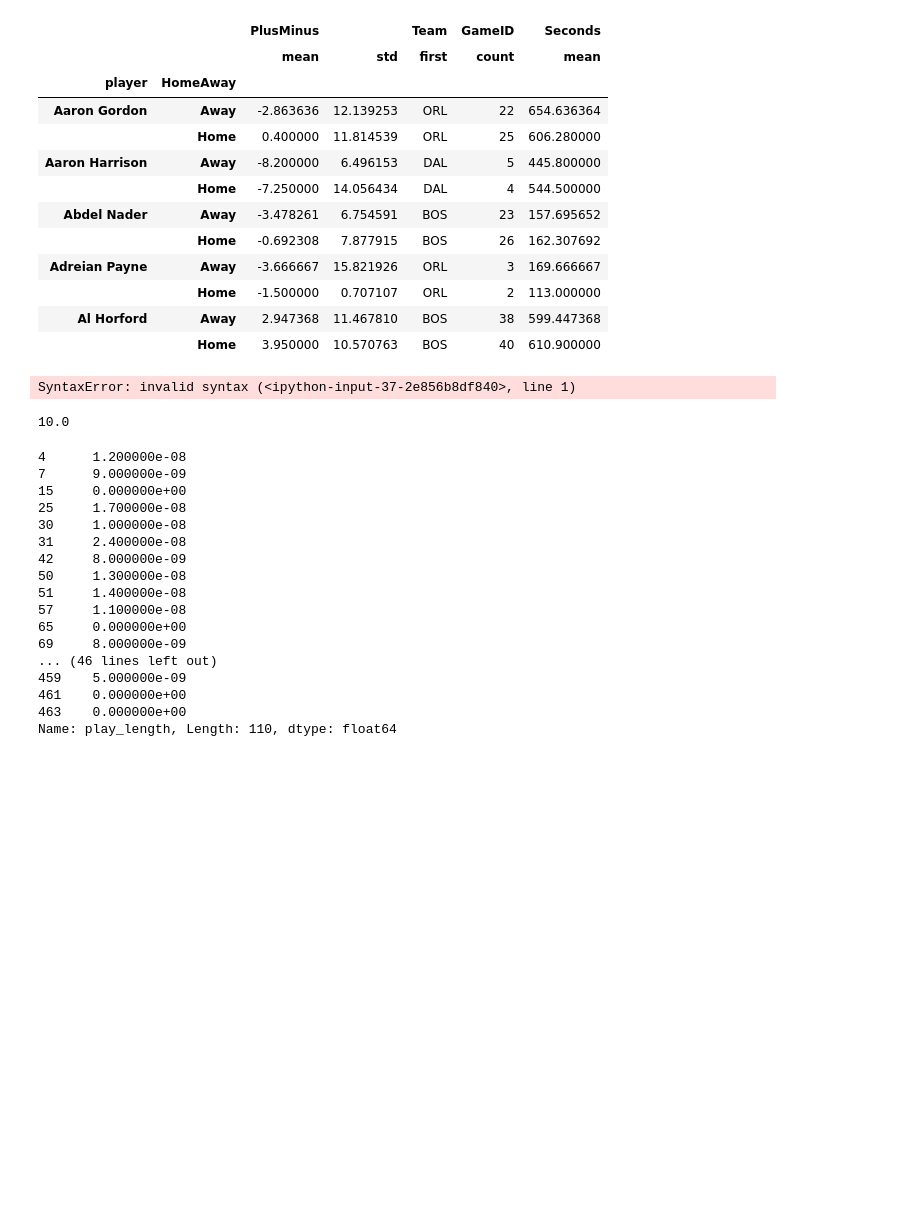
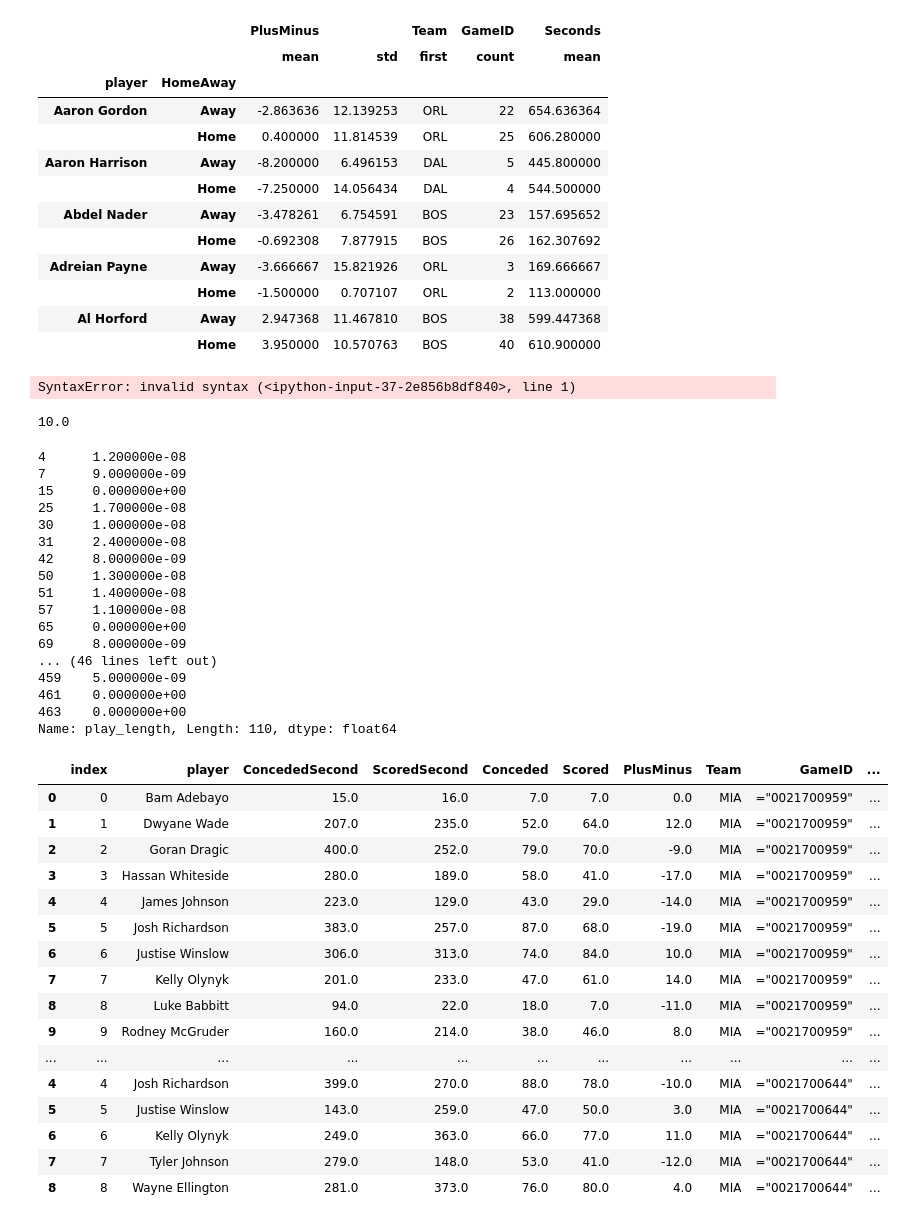
Before and after one commit to sangziteng/uscBigDataPythonCode, a Jupyter notebook: NBA/Player PlusMinus.ipynb, the cells around one changed output. Saved outputs shown, nothing was run; the diff lists cells and outputs as text; code cells hidden in the pictures; blank space fills up the shorter version.

```diff
--- a/NBA/Player PlusMinus.ipynb
+++ b/NBA/Player PlusMinus.ipynb
@@ -39,9 +31,9 @@ def countSecond(strtime):
 # %%
 # Create playerPlusMinus total dataset to accept and record each player's +/- in each Game
 Directory = "1718/TRAIN/"
-playerPlusMinus = pd.DataFrame()
 
 for TeamName in TeamNames:
+    playerPlusMinus = pd.DataFrame()
     print(TeamName)
     for file in os.listdir("1718/TRAIN"):
 
@@ -135,7 +127,7 @@ for TeamName in TeamNames:
             #print(playerPlusMinus)
 
     playerPlusMinus.groupby(['player', 'HomeAway'])\
-    .agg({'PlusMinus':['mean','std'], 'GameID':'count', 'Seconds':'mean'})\
+    .agg({'PlusMinus':['mean','std'], 'GameID':'count', 'Team':'first', 'Seconds':'mean'})\
     .to_csv('Player Plus Minus'+TeamName+'.csv')
 # %% [output]
 LAL
@@ -407,3 +399,23 @@ tmp.play_length.apply(countSecond)
 461    0.000000e+00
 463    0.000000e+00
 Name: play_length, Length: 110, dtype: float64
+# %%
+playerPlusMinus
+# %% [output]
+|  | index | player | ConcededSecond | ScoredSecond | Conceded | Scored | PlusMinus | Team | GameID | ... |
+| 0 | 0 | Bam Adebayo | 15.0 | 16.0 | 7.0 | 7.0 | 0.0 | MIA | ="0021700959" | ... |
+| 1 | 1 | Dwyane Wade | 207.0 | 235.0 | 52.0 | 64.0 | 12.0 | MIA | ="0021700959" | ... |
+| 2 | 2 | Goran Dragic | 400.0 | 252.0 | 79.0 | 70.0 | -9.0 | MIA | ="0021700959" | ... |
+| 3 | 3 | Hassan Whiteside | 280.0 | 189.0 | 58.0 | 41.0 | -17.0 | MIA | ="0021700959" | ... |
+| 4 | 4 | James Johnson | 223.0 | 129.0 | 43.0 | 29.0 | -14.0 | MIA | ="0021700959" | ... |
+| 5 | 5 | Josh Richardson | 383.0 | 257.0 | 87.0 | 68.0 | -19.0 | MIA | ="0021700959" | ... |
+| 6 | 6 | Justise Winslow | 306.0 | 313.0 | 74.0 | 84.0 | 10.0 | MIA | ="0021700959" | ... |
+| 7 | 7 | Kelly Olynyk | 201.0 | 233.0 | 47.0 | 61.0 | 14.0 | MIA | ="0021700959" | ... |
+| 8 | 8 | Luke Babbitt | 94.0 | 22.0 | 18.0 | 7.0 | -11.0 | MIA | ="0021700959" | ... |
+| 9 | 9 | Rodney McGruder | 160.0 | 214.0 | 38.0 | 46.0 | 8.0 | MIA | ="0021700959" | ... |
+| ... | ... | ... | ... | ... | ... | ... | ... | ... | ... | ... |
+| 4 | 4 | Josh Richardson | 399.0 | 270.0 | 88.0 | 78.0 | -10.0 | MIA | ="0021700644" | ... |
+| 5 | 5 | Justise Winslow | 143.0 | 259.0 | 47.0 | 50.0 | 3.0 | MIA | ="0021700644" | ... |
+| 6 | 6 | Kelly Olynyk | 249.0 | 363.0 | 66.0 | 77.0 | 11.0 | MIA | ="0021700644" | ... |
+| 7 | 7 | Tyler Johnson | 279.0 | 148.0 | 53.0 | 41.0 | -12.0 | MIA | ="0021700644" | ... |
+| 8 | 8 | Wayne Ellington | 281.0 | 373.0 | 76.0 | 80.0 | 4.0 | MIA | ="0021700644" | ... |
```
Also changed, not shown: parts of 2 cells of this notebook, 30 other files.
